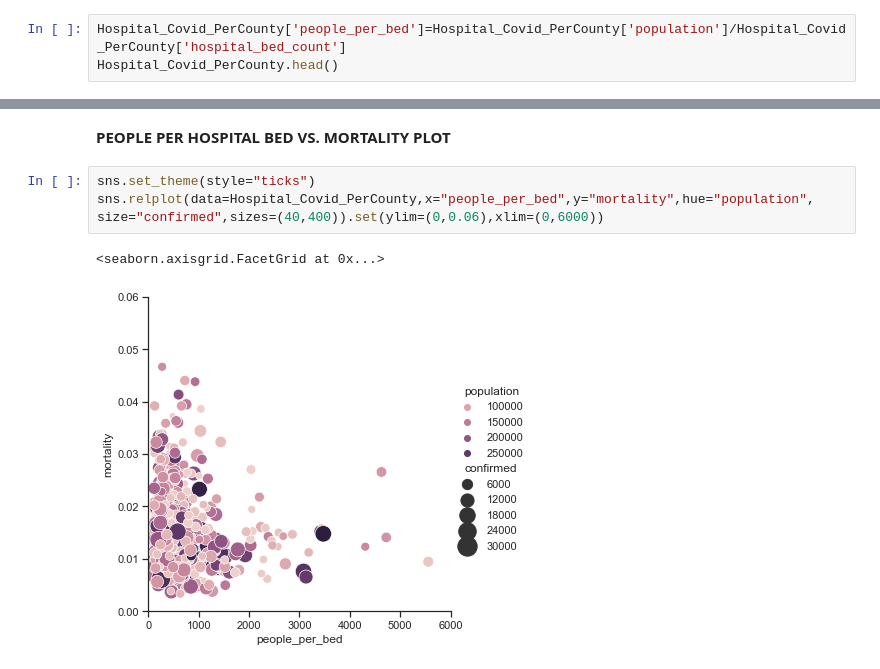
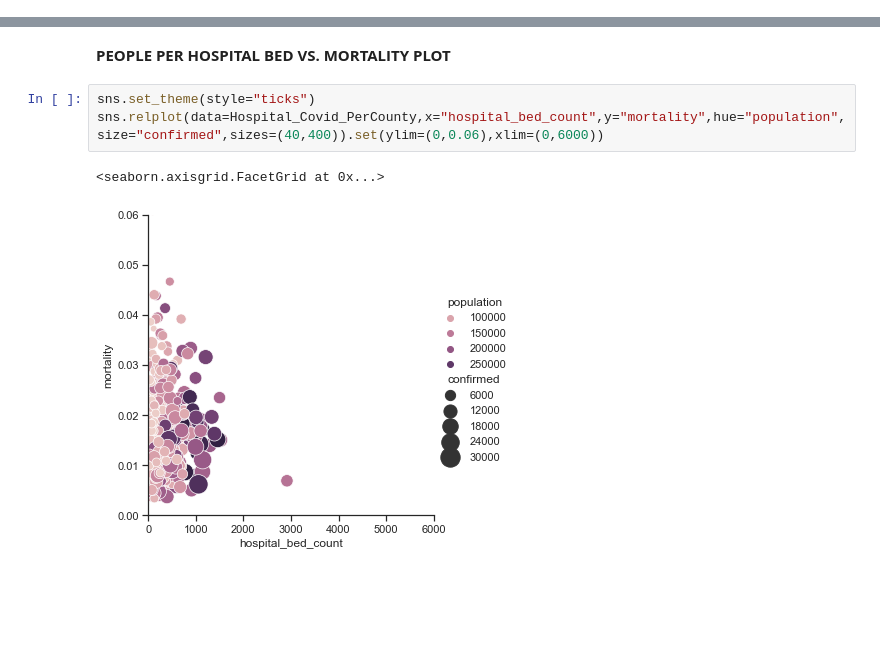
Before and after one commit to ramayyala/trgn510_hw5a, a Jupyter notebook: Homework_5A.ipynb, the cells around one changed output, grey strips where cells are left out. Drawn from its saved outputs; the diff is of its cells as text; blank space fills up the shorter version.

```diff
--- a/Homework_5A.ipynb
+++ b/Homework_5A.ipynb
@@ -294,3 +291,0 @@ Hospital_Covid_PerCounty.head()
-# %%
-Hospital_Covid_PerCounty['people_per_bed']=Hospital_Covid_PerCounty['population']/Hospital_Covid_PerCounty['hospital_bed_count']
-Hospital_Covid_PerCounty.head()
@@ -305,7 +293,7 @@ Hospital_Covid_PerCounty.head()
 **PEOPLE PER HOSPITAL BED VS. MORTALITY PLOT**
 # %%
 sns.set_theme(style="ticks")
-sns.relplot(data=Hospital_Covid_PerCounty,x="people_per_bed",y="mortality",hue="population", size="confirmed",sizes=(40,400)).set(ylim=(0,0.06),xlim=(0,6000))
+sns.relplot(data=Hospital_Covid_PerCounty,x="hospital_bed_count",y="mortality",hue="population", size="confirmed",sizes=(40,400)).set(ylim=(0,0.06),xlim=(0,6000))
 # %% [output]
 <seaborn.axisgrid.FacetGrid at 0x...>
-[figure, old version]
+[figure, new version]
```
Also changed, not shown: parts of 16 cells of this notebook, 5 other files.
